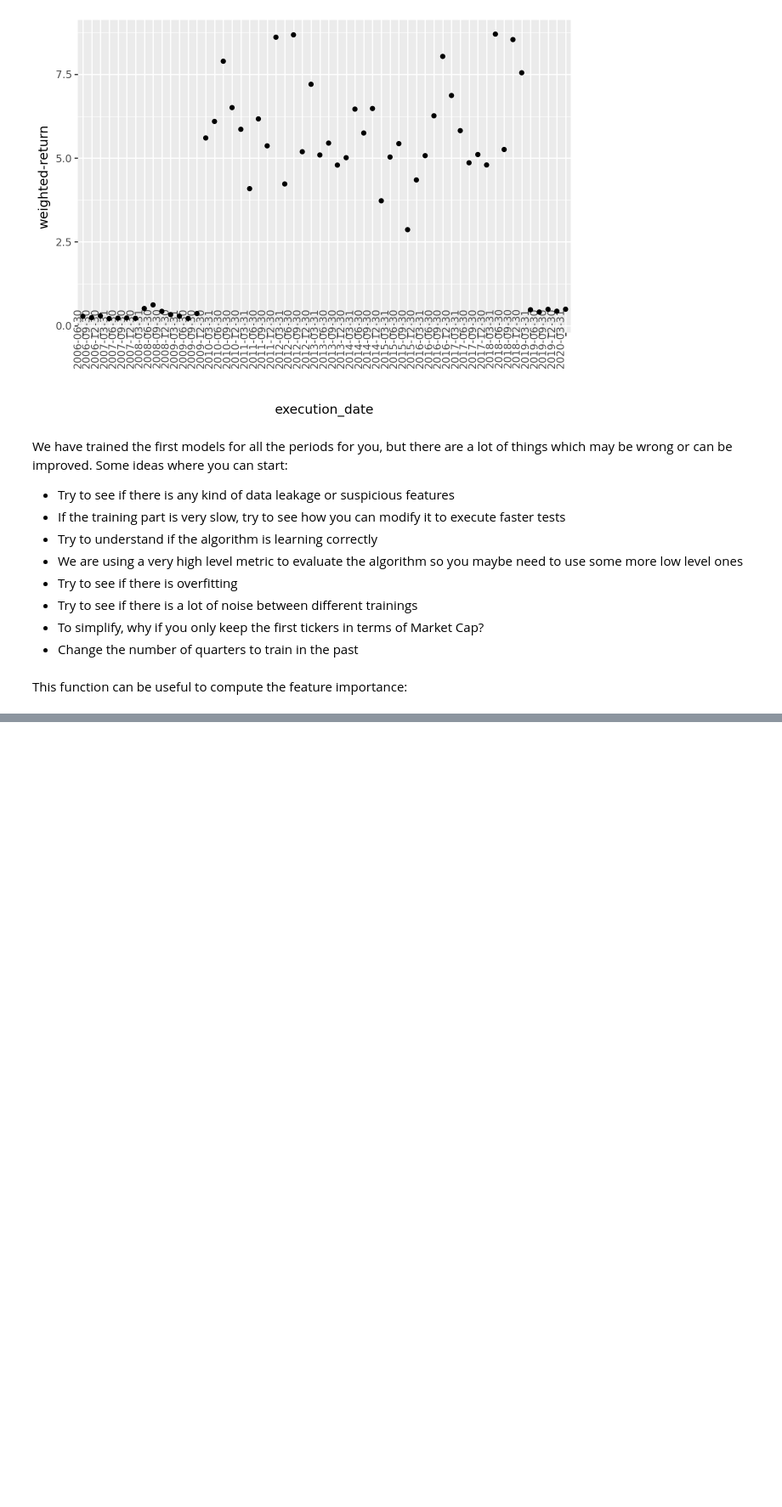
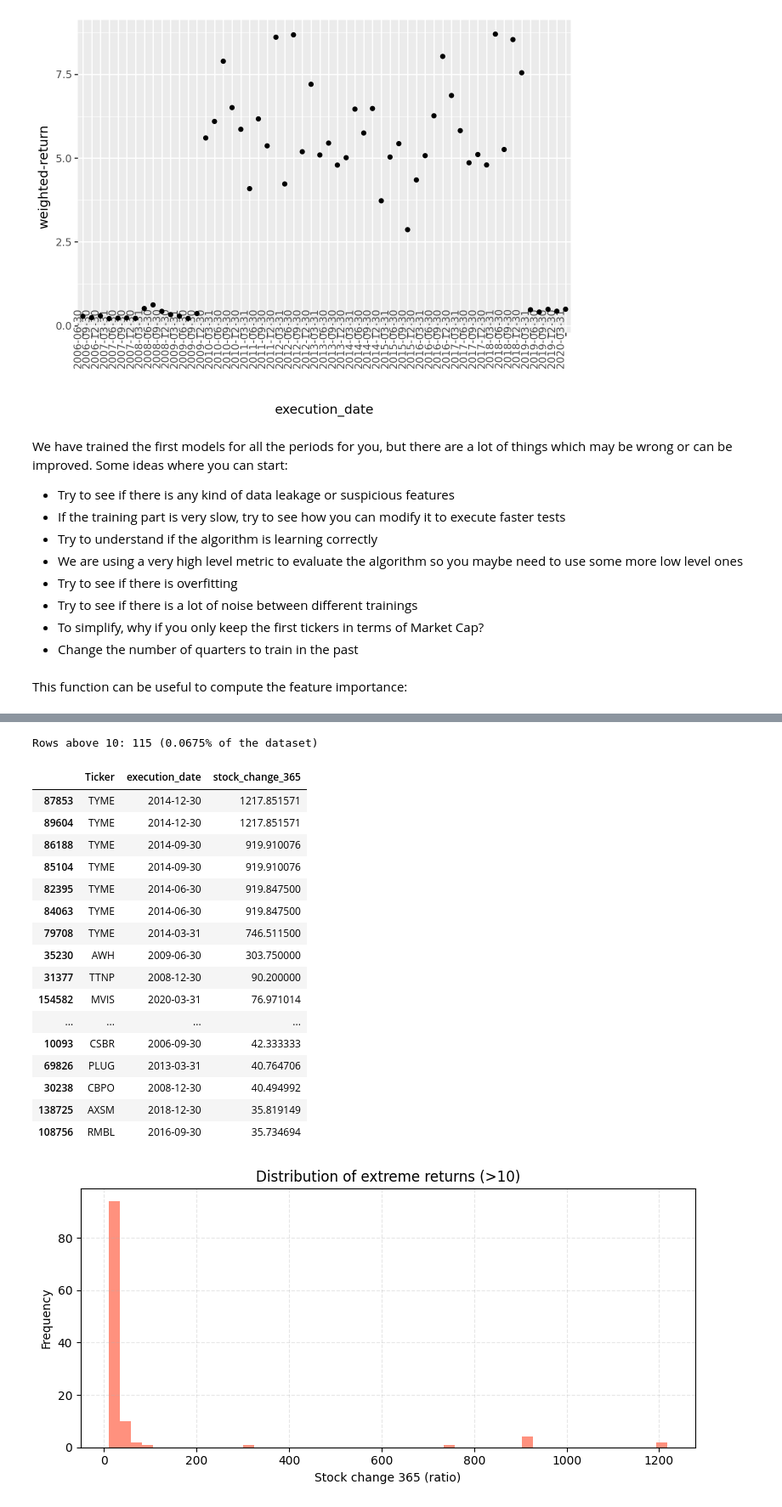
Before and after one commit to Riemann-def/zrive-ds, a Jupyter notebook: src/module_5/module5.ipynb, the cells around one changed output, grey strips where cells are left out. Shown at 85% size. Saved outputs shown, nothing was run; the diff lists cells and outputs as text; code cells hidden in the pictures; blank space fills up the shorter version.

Commit message:
first explorations, stock_change distribution

```diff
--- a/src/module_5/module5.ipynb
+++ b/src/module_5/module5.ipynb
@@ -302,3 +422,47 @@ def draw_feature_importance(model,top = 15):
+# %%
+THRESH = 10          # e.g. everything above stocke_change_365 > 10
+outliers = data_set.loc[data_set["stock_change_365"] > THRESH]
+
+print(f"Rows above {THRESH}: {len(outliers):,} "
+      f"({len(outliers)/len(data_set):.4%} of the dataset)")
+
+# optional: see the worst offenders
+display(outliers.sort_values("stock_change_365", ascending=False)
+                 [["Ticker", "execution_date", "stock_change_365"]]
+                 .head(20))
+
+# ------- 2. plot only those outliers ---------------------------------
+plt.figure(figsize=(8, 4))
+plt.hist(outliers["stock_change_365"],
+         bins=50,
+         color="tomato",
+         alpha=0.7)
+plt.xlabel("Stock change 365 (ratio)")
+plt.ylabel("Frequency")
+plt.title(f"Distribution of extreme returns (>{THRESH})")
+plt.grid(True, ls="--", alpha=.3)
+plt.tight_layout()
+plt.show()
+# %% [output]
+Rows above 10: 115 (0.0675% of the dataset)
+|  | Ticker | execution_date | stock_change_365 |
+| 87853 | TYME | 2014-12-30 | 1217.851571 |
+| 89604 | TYME | 2014-12-30 | 1217.851571 |
+| 86188 | TYME | 2014-09-30 | 919.910076 |
+| 85104 | TYME | 2014-09-30 | 919.910076 |
+| 82395 | TYME | 2014-06-30 | 919.847500 |
+| 84063 | TYME | 2014-06-30 | 919.847500 |
+| 79708 | TYME | 2014-03-31 | 746.511500 |
+| 35230 | AWH | 2009-06-30 | 303.750000 |
+| 31377 | TTNP | 2008-12-30 | 90.200000 |
+| 154582 | MVIS | 2020-03-31 | 76.971014 |
+| ... | ... | ... | ... |
+| 10093 | CSBR | 2006-09-30 | 42.333333 |
+| 69826 | PLUG | 2013-03-31 | 40.764706 |
+| 30238 | CBPO | 2008-12-30 | 40.494992 |
+| 138725 | AXSM | 2018-12-30 | 35.819149 |
+| 108756 | RMBL | 2016-09-30 | 35.734694 |
+[figure, added]
 # %%
 from scipy.stats import lognorm
 import matplotlib.pyplot as plt
```
Also changed, not shown: parts of 13 cells of this notebook.
